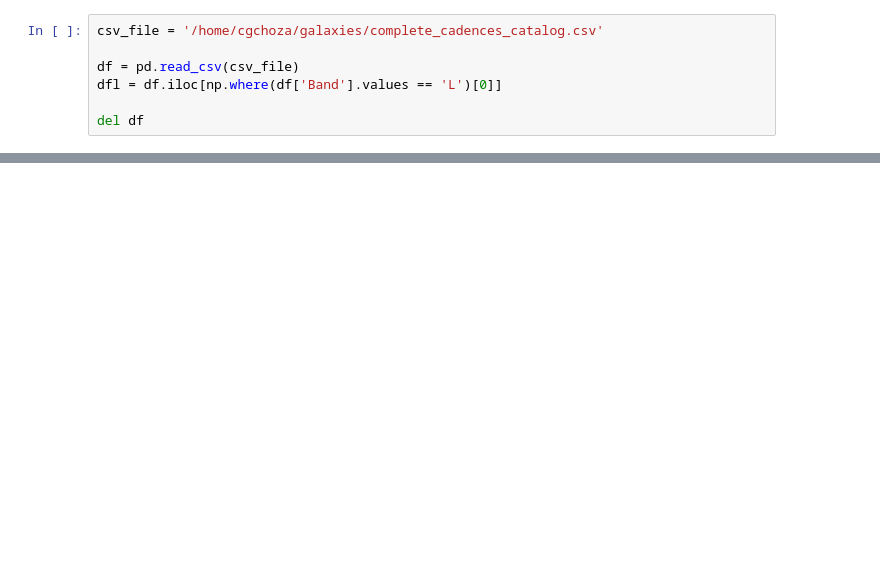
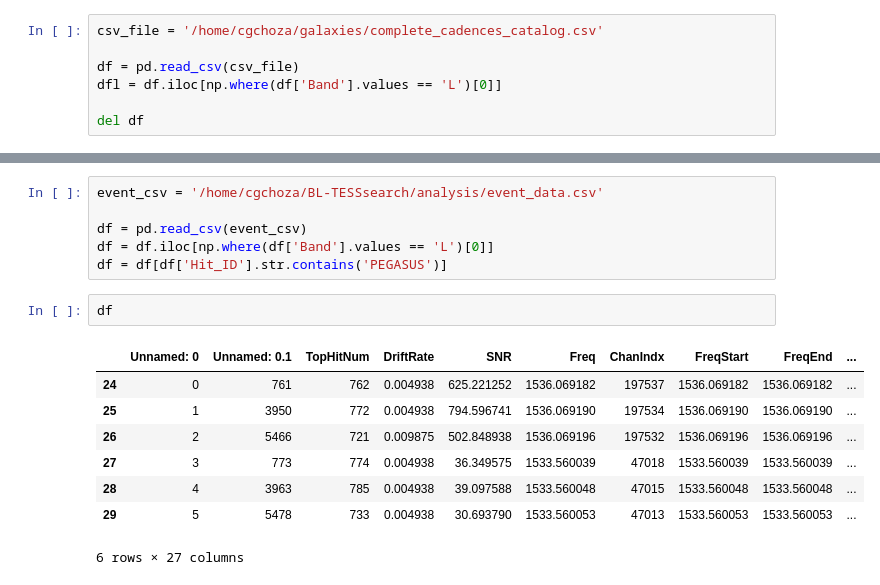
Before and after one commit to bjacobell/gbt-hdbscan, a Jupyter notebook: find_event_from_reduced_hits.ipynb, the cells around one changed output, grey strips where cells are left out. Saved outputs shown, nothing was run; the diff lists cells and outputs as text; blank space fills up the shorter version.

Commit message:
FindEvent and PlotEvent on C23 dataset

```diff
--- a/find_event_from_reduced_hits.ipynb
+++ b/find_event_from_reduced_hits.ipynb
@@ -63,0 +196,17 @@ Cadence ID 24777:
+# %%
+event_csv = '/home/cgchoza/BL-TESSsearch/analysis/event_data.csv'
+
+df = pd.read_csv(event_csv)
+df = df.iloc[np.where(df['Band'].values == 'L')[0]]
+df = df[df['Hit_ID'].str.contains('PEGASUS')]
+# %%
+df
+# %% [output]
+|  | Unnamed: 0 | Unnamed: 0.1 | TopHitNum | DriftRate | SNR | Freq | ChanIndx | FreqStart | FreqEnd | ... |
+| 24 | 0 | 761 | 762 | 0.004938 | 625.221252 | 1536.069182 | 197537 | 1536.069182 | 1536.069182 | ... |
+| 25 | 1 | 3950 | 772 | 0.004938 | 794.596741 | 1536.069190 | 197534 | 1536.069190 | 1536.069190 | ... |
+| 26 | 2 | 5466 | 721 | 0.009875 | 502.848938 | 1536.069196 | 197532 | 1536.069196 | 1536.069196 | ... |
+| 27 | 3 | 773 | 774 | 0.004938 | 36.349575 | 1533.560039 | 47018 | 1533.560039 | 1533.560039 | ... |
+| 28 | 4 | 3963 | 785 | 0.004938 | 39.097588 | 1533.560048 | 47015 | 1533.560048 | 1533.560048 | ... |
+| 29 | 5 | 5478 | 733 | 0.004938 | 30.693790 | 1533.560053 | 47013 | 1533.560053 | 1533.560053 | ... |
+6 rows × 27 columns
```
Also changed, not shown: parts of 17 cells of this notebook, 4 other files.
